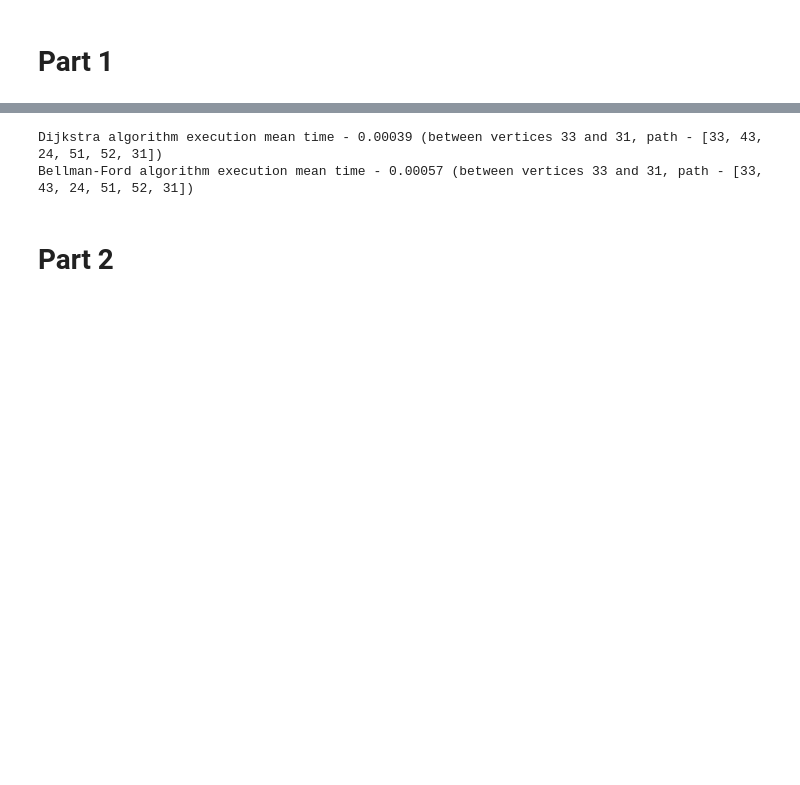
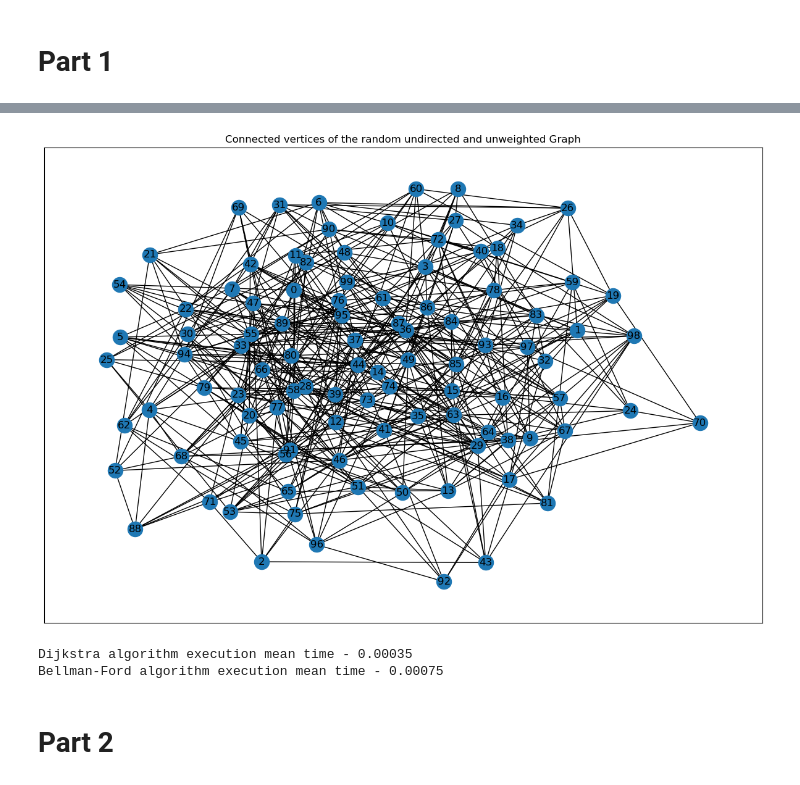
Before and after one commit to ATHigh/ITMO_labs, a Jupyter notebook: AaDoA/Task6.ipynb, the cells around one changed output, grey strips where cells are left out. Drawn from its saved outputs; the diff is of its cells as text; code cells hidden in the pictures; blank space fills up the shorter version.

```diff
--- a/AaDoA/Task6.ipynb
+++ b/AaDoA/Task6.ipynb
@@ -47,21 +48,0 @@ Is matrix symmetric: True
-# %%
-N = 100
-V = 500
-b = np.zeros(shape=(N,N))
-upper_triangle = np.triu_indices(N,1)
-
-indexes = np.arange(0, len(upper_triangle[0]))
-indexes = np.random.choice(indexes, V, replace=False)
-
-for i in indexes:
-    idx1 = upper_triangle[0][i]
-    idx2 = upper_triangle[1][i]
-    b[idx1,idx2] = np.random.randint(0, 100)
-
-adj_matrix = (b + b.T)
-# %%
-adj_list = defaultdict(list)
-
-for i in range(N):
-    for j in range(N):
-        adj_list[i].append(j) if adj_matrix[i, j] != 0 else next
@@ -69,0 +49,8 @@ G = nx.from_numpy_array(adj_matrix)
+# %%
+# Adjacency list
+adj_list = {v:[] for v in range(n_vertices)}
+for v in adj_list.keys():
+    for i in range(n_vertices):
+        if adj_matrix[v, i] != 0:
+            adj_list[v].append(i)
+adj_list
@@ -70 +75,15 @@ G = nx.from_numpy_array(adj_matrix)
+# %%
+# Graph visualisation vertices with the edges
+G = nx.from_numpy_array(adj_matrix)
+
+not_null_verticles = {}
+for k in adj_list.keys():
+    if len(adj_list[k]) !=0:
+        not_null_verticles[k] = adj_list[k]
+
+plt.figure(figsize=(15, 10))
+plt.title('Connected vertices of the random undirected and unweighted Graph')
+nx.draw_networkx(G, pos=nx.spring_layout(G), with_labels=True, nodelist = not_null_verticles)
+# %% [output]
+[figure, added]
 # %%
@@ -84,13 +104,11 @@ def get_execution_time_array(algorithm, G, array, mean_count=10):
 
     return execution_time_mean
 # %%
-array = np.random.randint(0, 100, size=2)
-dijkstra_mean_time = get_execution_time_array(nx.dijkstra_path, G, array)
-bellman_ford_mean_time = get_execution_time_array(nx.bellman_ford_path, G, array)
-print("Dijkstra algorithm execution mean time - {:.5f}".format(dijkstra_mean_time),
-      f'(between vertices {array[0]} and {array[1]}, path - {nx.dijkstra_path(G, array[0], array[1])})', '\n'
-      "Bellman-Ford algorithm execution mean time - {:.5f}".format(bellman_ford_mean_time),
-      f'(between vertices {array[0]} and {array[1]}, path - {nx.bellman_ford_path(G, array[0], array[1])})')
+# random_start = np.random.randint(n_vertices)
+dijkstra_mean_time = get_execution_time_array(nx.single_source_dijkstra, G, n_vertices)
+bellman_ford_mean_time = get_execution_time_array(nx.single_source_bellman_ford, G, n_vertices)
+print("Dijkstra algorithm execution mean time - {:.5f}".format(dijkstra_mean_time), '\n'
+      "Bellman-Ford algorithm execution mean time - {:.5f}".format(bellman_ford_mean_time))
 # %% [output]
-Dijkstra algorithm execution mean time - 0.00039 (between vertices 33 and 31, path - [33, 43, 24, 51, 52, 31])
-Bellman-Ford algorithm execution mean time - 0.00057 (between vertices 33 and 31, path - [33, 43, 24, 51, 52, 31])
+Dijkstra algorithm execution mean time - 0.00035
+Bellman-Ford algorithm execution mean time - 0.00075
```
Also changed, not shown: parts of 9 cells of this notebook.
